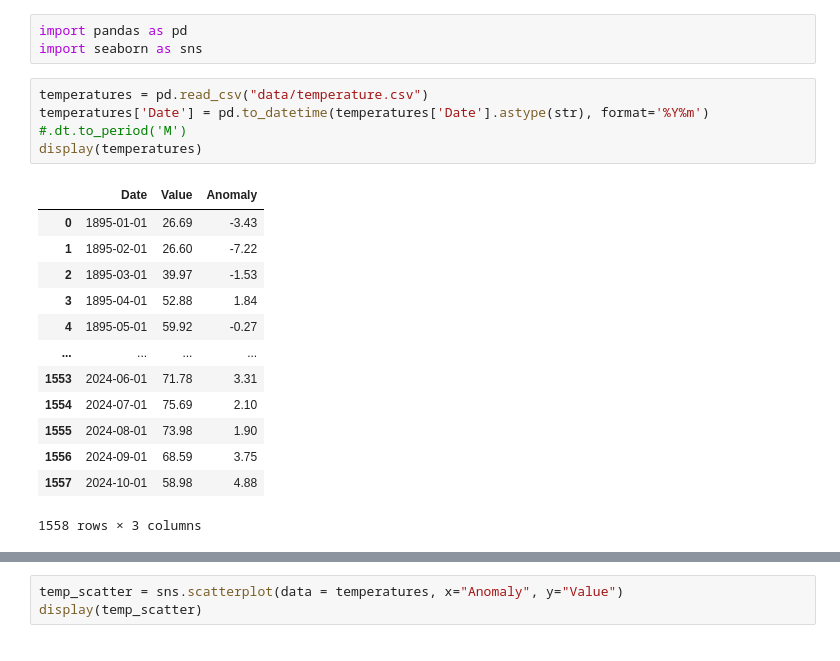
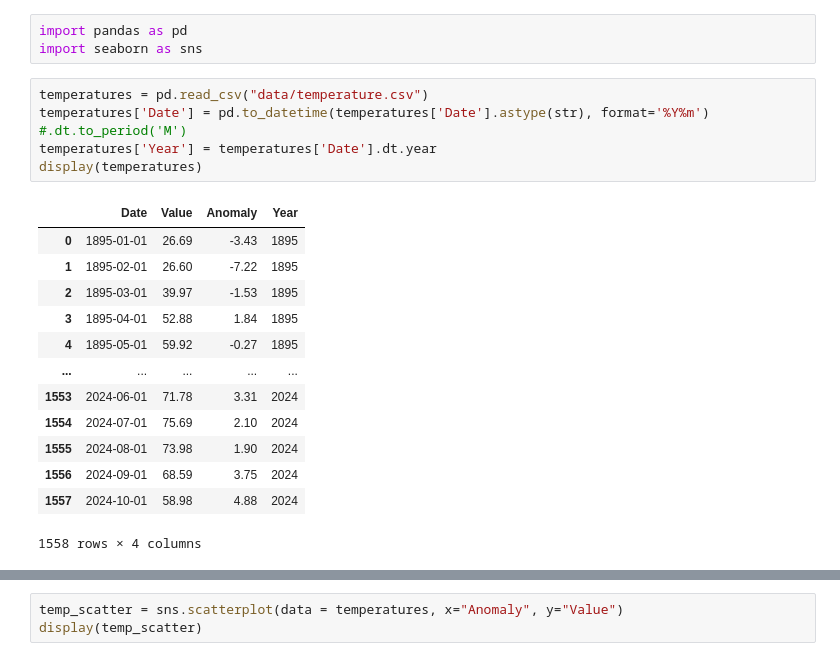
Before and after one commit to beaumartin25/cs5830_final_project, a Jupyter notebook: final_project.ipynb, the cells around one changed output, grey strips where cells are left out. Cells and saved outputs as stored; diff of their text form.

```diff
--- a/final_project.ipynb
+++ b/final_project.ipynb
@@ -6,18 +6,19 @@ import seaborn as sns
 # %%
 temperatures = pd.read_csv("data/temperature.csv")
 temperatures['Date'] = pd.to_datetime(temperatures['Date'].astype(str), format='%Y%m') #.dt.to_period('M')
+temperatures['Year'] = temperatures['Date'].dt.year
 display(temperatures)
 # %% [output]
-|  | Date | Value | Anomaly |
-| 0 | 1895-01-01 | 26.69 | -3.43 |
-| 1 | 1895-02-01 | 26.60 | -7.22 |
-| 2 | 1895-03-01 | 39.97 | -1.53 |
-| 3 | 1895-04-01 | 52.88 | 1.84 |
-| 4 | 1895-05-01 | 59.92 | -0.27 |
-| ... | ... | ... | ... |
-| 1553 | 2024-06-01 | 71.78 | 3.31 |
-| 1554 | 2024-07-01 | 75.69 | 2.10 |
-| 1555 | 2024-08-01 | 73.98 | 1.90 |
-| 1556 | 2024-09-01 | 68.59 | 3.75 |
-| 1557 | 2024-10-01 | 58.98 | 4.88 |
+|  | Date | Value | Anomaly | Year |
+| 0 | 1895-01-01 | 26.69 | -3.43 | 1895 |
+| 1 | 1895-02-01 | 26.60 | -7.22 | 1895 |
+| 2 | 1895-03-01 | 39.97 | -1.53 | 1895 |
+| 3 | 1895-04-01 | 52.88 | 1.84 | 1895 |
+| 4 | 1895-05-01 | 59.92 | -0.27 | 1895 |
+| ... | ... | ... | ... | ... |
+| 1553 | 2024-06-01 | 71.78 | 3.31 | 2024 |
+| 1554 | 2024-07-01 | 75.69 | 2.10 | 2024 |
+| 1555 | 2024-08-01 | 73.98 | 1.90 | 2024 |
+| 1556 | 2024-09-01 | 68.59 | 3.75 | 2024 |
+| 1557 | 2024-10-01 | 58.98 | 4.88 | 2024 |
-1558 rows × 3 columns
+1558 rows × 4 columns
```
Also changed, not shown: parts of 2 cells of this notebook.
